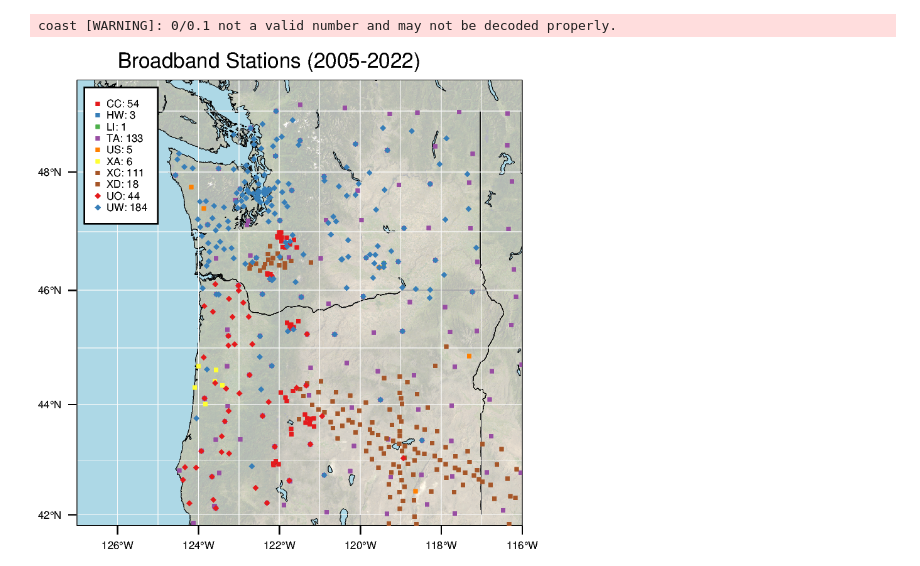
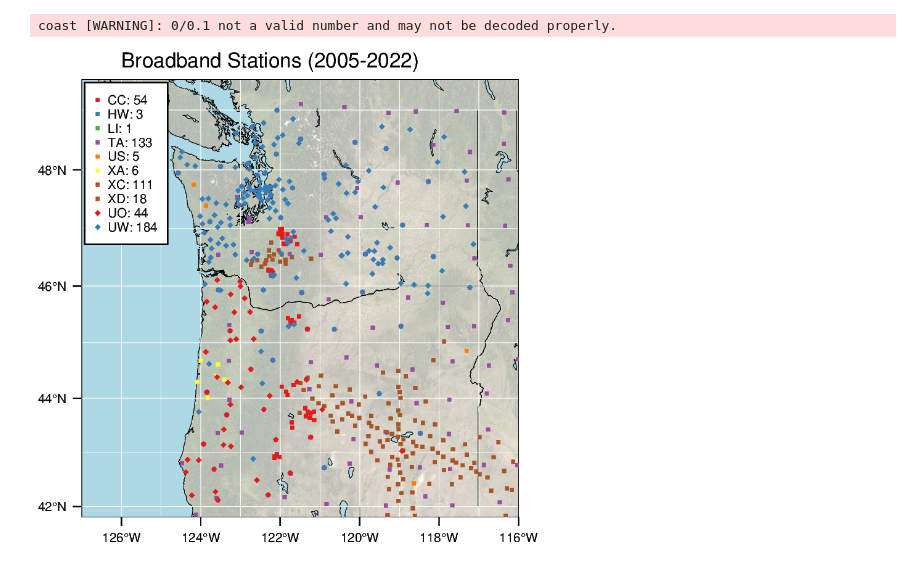
Before and after one commit to kuanfufeng/Attenuation_Paper, a Jupyter notebook: attenuation_PNW/00_stations.ipynb, the cells around one changed output. Drawn from its saved outputs; the diff is of its cells as text; code cells hidden in the pictures.

```diff
--- a/attenuation_PNW/00_stations.ipynb
+++ b/attenuation_PNW/00_stations.ipynb
@@ -29,35 +29,35 @@ netlst=np.unique(np.concatenate((stbb1.netwk.unique(),stbb2.netwk.unique())))
 region=[-127,-116,41.8,49.5]
 proj='M6c'
 fig = pygmt.Figure()
-pygmt.config(MAP_GRID_PEN = '0.01p,250' , MAP_FRAME_PEN='0.05p', MAP_FRAME_TYPE="plain", MAP_TITLE_OFFSET="0.12p", FONT_TITLE="12p", FONT_ANNOT='4p',  )
+pygmt.config(MAP_GRID_PEN = '0.01p,250' , MAP_FRAME_PEN='0.05p', MAP_FRAME_TYPE="plain", MAP_TITLE_OFFSET="0.12p", FONT_TITLE="12p", FONT_ANNOT='5p',  )
 
 grid = pygmt.datasets.load_earth_relief(resolution="30s", region=region)
 fig.grdimage(grid='@earth_day_30s', projection=proj, transparency=70)
 fig.coast(region=region, projection=proj, frame="a2g1", resolution="f", borders="2/0.05p",
           water='lightblue', shorelines='0/0.1p',)
 # fig.grdimage(grid=grid, projection=proj,cmap="globe", transparency=80)
 # fig.coast(region=region, projection=proj, frame="a2g1",  resolution="f", borders="2/0.01p,200",
 #           lakes='lightblue',shorelines='0/0.01p,100',)
 
 cmap = plt.get_cmap('Set1', len(netlst))
 # seismic stations
 for kst, net in enumerate(stbb1.netwk.unique()):
     st=stbb1[stbb1.netwk==net]
     color =to_hex(cmap(kst)[:3])
     fig.plot(x=st.stlo, y=st.stla, style = "s0.03i", fill=color, label=f'{net}: {len(st.stlo)}')
 for kst, net in enumerate(stbb2.netwk.unique()):
     st=stbb2[stbb2.netwk==net]
     color =to_hex(cmap(kst)[:3])
     fig.plot(x=st.stlo, y=st.stla, style = "d0.03i", fill=color, label=f'{net}: {len(st.stlo)}')
 # fig.plot(x=stbb1.stlo, y=stbb1.stla, style = "s0.025i", fill="blue", label='BH-comp')
 # fig.plot(x=stbb2.stlo, y=stbb2.stla, style = "s0.025i", fill="purple", label='HH-comp')
 
 fig.text(x=-126,y=49.7,text='Broadband Stations (2005-2022)', font="8p,Helvetica,0", no_clip=True, justify="BL" )
 
-fig.legend(position='JTL+jTL+o0.1c', box='+g255+p0.5p', )
+fig.legend(position='JTL+jTL+o0.04c', box='+g255+p0.5p', )
 fig.show()
 fname='MAP_STAall.png'
 fig.savefig(fname, dpi=600)
 # %% [output]
 coast [WARNING]: 0/0.1 not a valid number and may not be decoded properly.
-[figure, old version]
+[figure, new version]
```
Also changed, not shown: 8 other files.
